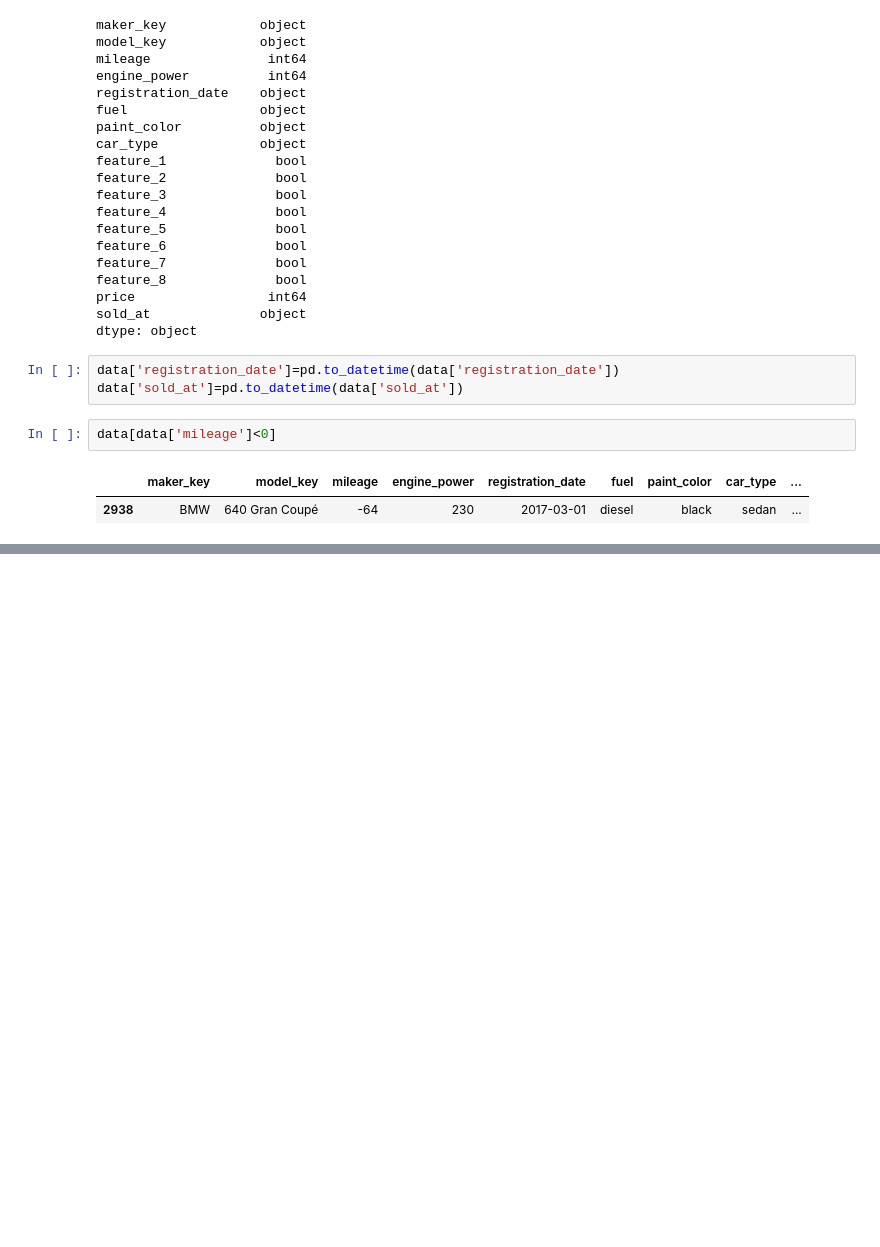
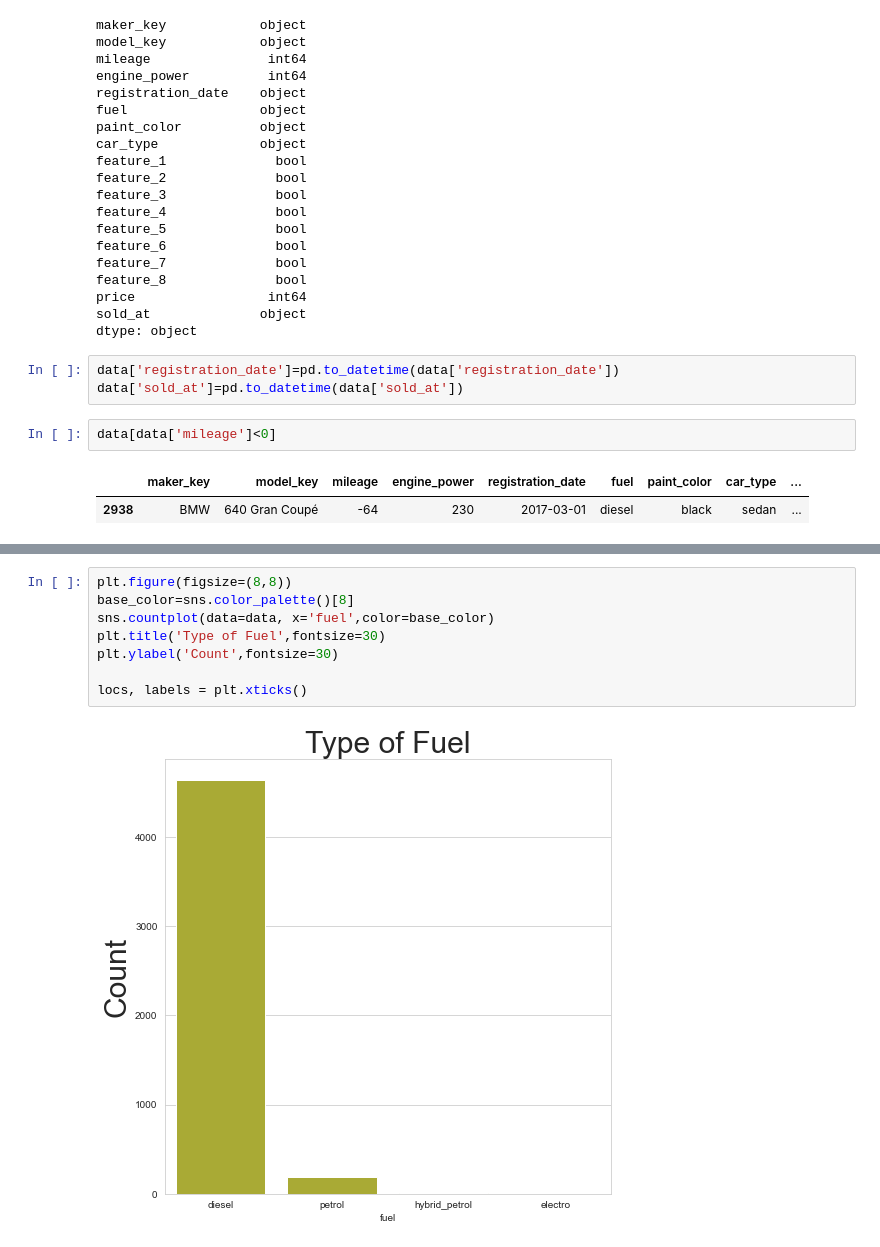
Before and after one commit to mustafaktaas/Python_DeepLearning, a Jupyter notebook: CarPricePredictionANN.ipynb, the cells around one changed output, grey strips where cells are left out. Cells and saved outputs as stored; diff of their text form; blank space fills up the shorter version.

Commit message:
Visualization

```diff
--- a/CarPricePredictionANN.ipynb
+++ b/CarPricePredictionANN.ipynb
@@ -99,0 +101,10 @@ data[data['mileage']==64]
+# %%
+plt.figure(figsize=(8,8))
+base_color=sns.color_palette()[8]
+sns.countplot(data=data, x='fuel',color=base_color)
+plt.title('Type of Fuel',fontsize=30)
+plt.ylabel('Count',fontsize=30)
+
+locs, labels = plt.xticks()
+# %% [output]
+[figure, added]
```
Also changed, not shown: parts of 8 cells of this notebook.
